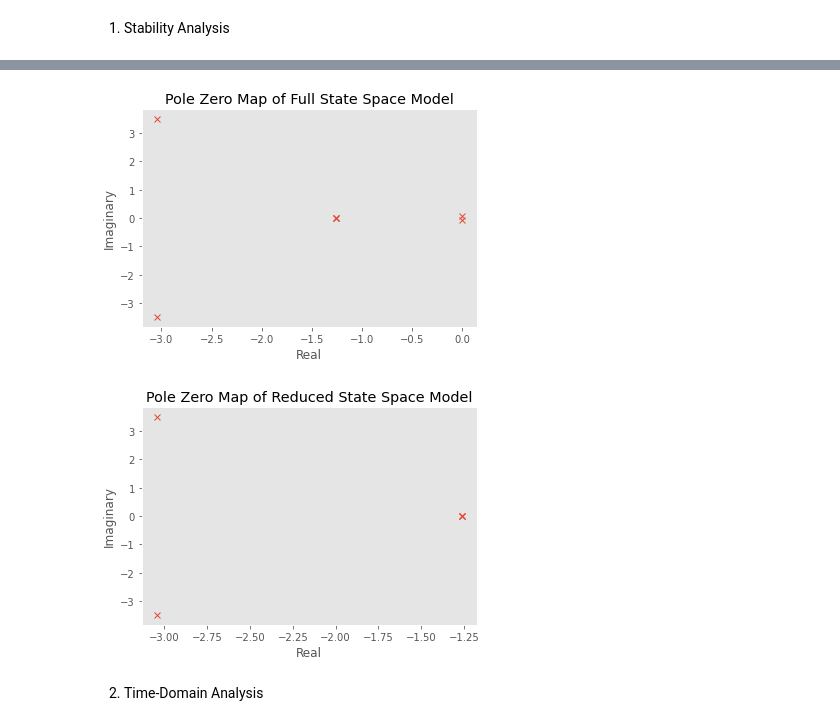
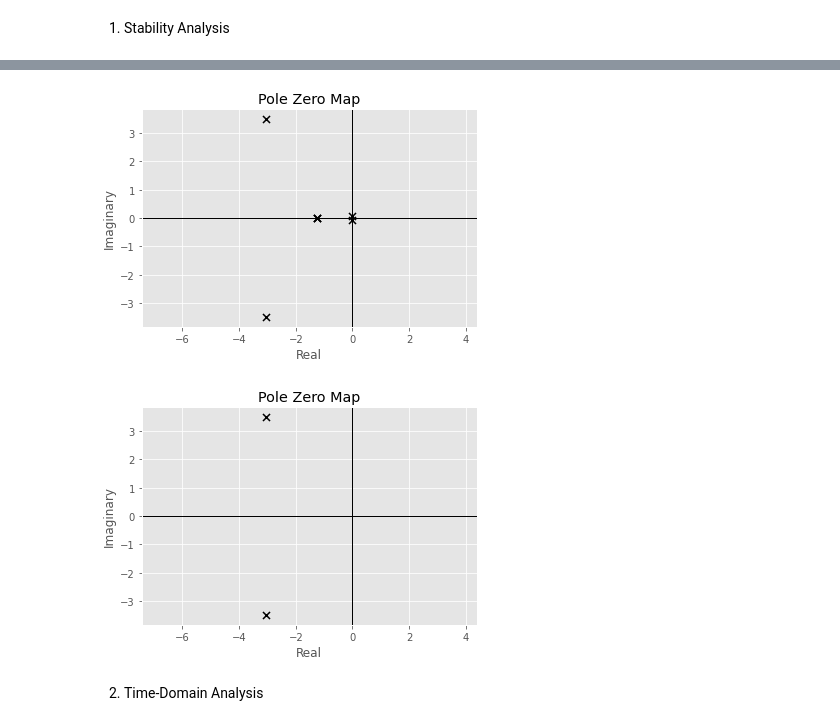
Before and after one commit to justas145/AE4304P, a Jupyter notebook: main_notebook.ipynb, the cells around one changed output, grey strips where cells are left out. Cells and saved outputs as stored; diff of their text form; code cells hidden in the pictures.

```diff
--- a/main_notebook.ipynb
+++ b/main_notebook.ipynb
@@ -190,47 +175,15 @@ _____Eigenvalue______ Damping___ Frequency_
-# %%
-
-# elevator step response
-# yout, T = cm.step(systr, T=np.linspace(0, 10, 2000),  input=0)
-
-# # plot step response of 2nd state
-# plt.figure(2)
-# plt.plot(T, yout[:, 1] * 180 / np.pi)
-# plt.title('Elevator Step Response')
-# plt.xlabel('Time [s]')
-# plt.ylabel('alpha [deg]')
-# plt.grid()
-# plt.show()
-
-# plt.figure(3)
-# plt.plot(T, yout[:, 3] * 180 / np.pi)
-# plt.title('Elevator Step Response')
-# plt.xlabel('Time [s]')
-# plt.ylabel('qc/V [deg]')
-# plt.grid()
-# plt.show()
-
-eigA = np.linalg.eigvals(A)
-eigAr = np.linalg.eigvals(Ar)
-
-# plot eigenvalues of A matrix
-plt.figure(0)
-plt.plot(np.real(eigA), np.imag(eigA), 'x')
-plt.title('Pole Zero Map of Full State Space Model')
-plt.xlabel('Real')
-plt.ylabel('Imaginary')
-plt.grid()
-plt.show()
-# plot eigenvalues of Ar matrix
-plt.figure(1)
-plt.plot(np.real(eigAr), np.imag(eigAr), 'x')
-plt.title('Pole Zero Map of Reduced State Space Model')
-plt.xlabel('Real')
-plt.ylabel('Imaginary')
-plt.grid()
-plt.show()
-# %% [output]
-[figure, removed]
-[figure, removed]
+# %%
+# plot a pole-zero map
+cm.pzmap(sys)
+# save the figure
+plt.savefig('figure/pzmap_full.pdf', dpi=300, bbox_inches='tight')
+# %% [output]
+[figure, added]
+# %%
+cm.pzmap(sysr)
+plt.savefig('figures/pzmap_red.pdf', dpi=300, bbox_inches='tight')
+# %% [output]
+[figure, added]
 # %% [markdown]
 2. Time-Domain Analysis
 # %%
```
Also changed, not shown: parts of 23 cells of this notebook, 6 other files.
